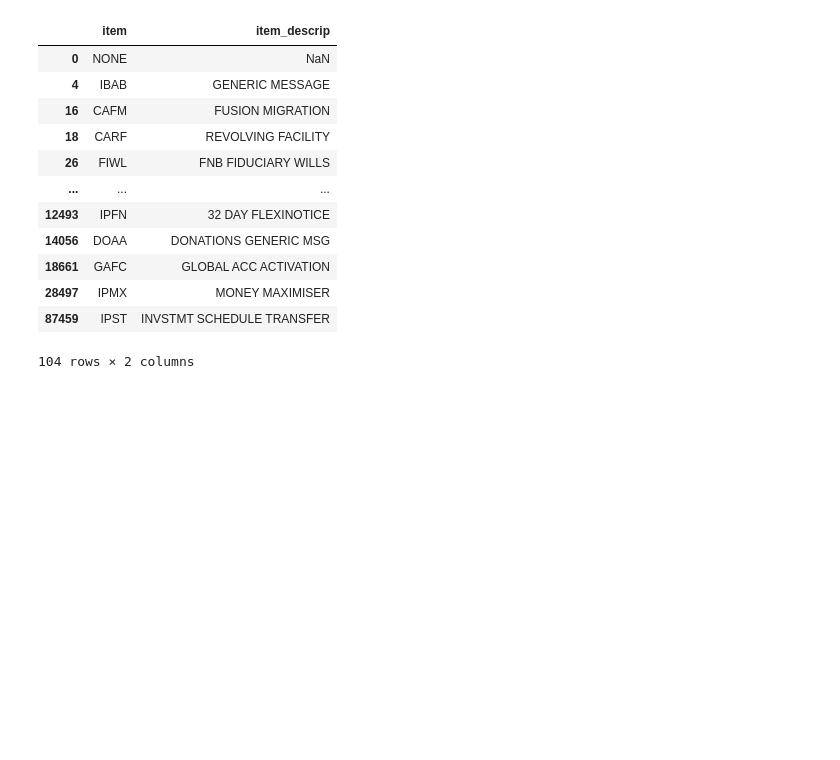
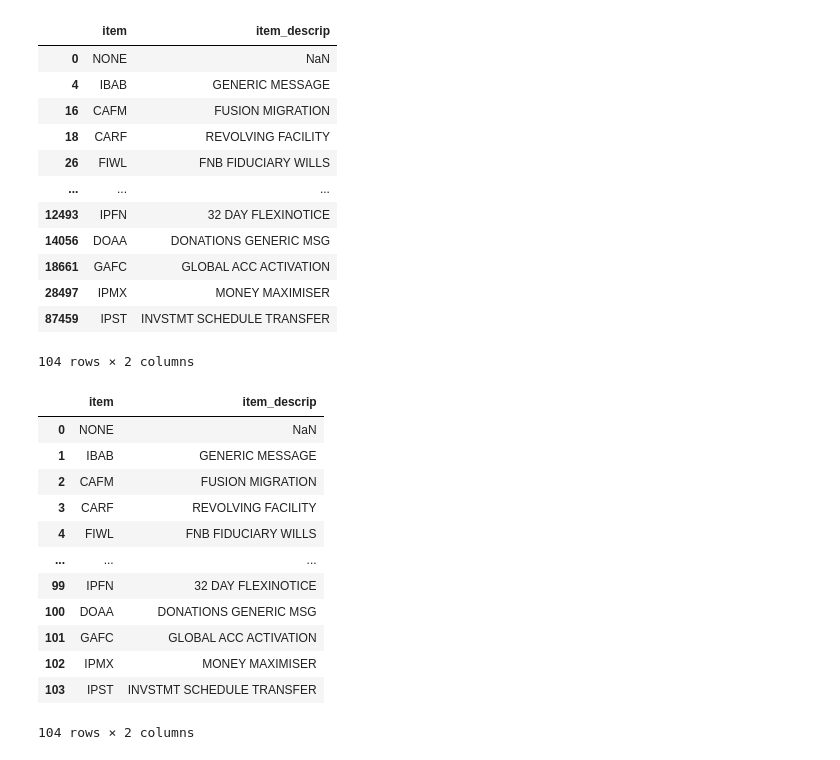
Before and after one commit to lizesteyn/FNBdataquest, a Jupyter notebook: playground.ipynb, the cells around one changed output. Saved outputs shown, nothing was run; the diff lists cells and outputs as text; code cells hidden in the pictures; blank space fills up the shorter version.

```diff
--- a/playground.ipynb
+++ b/playground.ipynb
@@ -541,3 +541,29 @@ display(item_itemdescrip_pairs)
 | 28497 | IPMX | MONEY MAXIMISER |
 | 87459 | IPST | INVSTMT SCHEDULE TRANSFER |
 104 rows × 2 columns
+# %%
+# File path to your CSV file
+file_path = 'fnb_datav2.csv'
+
+# Read CSV file
+data = pd.read_csv(file_path)
+
+# Drop duplicates to get unique item and item_descrip pairings
+unique_items = data[['item', 'item_descrip']].drop_duplicates().reset_index(drop=True)
+
+# Display the unique items and their descriptions
+display(unique_items)
+# %% [output]
+|  | item | item_descrip |
+| 0 | NONE | NaN |
+| 1 | IBAB | GENERIC MESSAGE |
+| 2 | CAFM | FUSION MIGRATION |
+| 3 | CARF | REVOLVING FACILITY |
+| 4 | FIWL | FNB FIDUCIARY WILLS |
+| ... | ... | ... |
+| 99 | IPFN | 32 DAY FLEXINOTICE |
+| 100 | DOAA | DONATIONS GENERIC MSG |
+| 101 | GAFC | GLOBAL ACC ACTIVATION |
+| 102 | IPMX | MONEY MAXIMISER |
+| 103 | IPST | INVSTMT SCHEDULE TRANSFER |
+104 rows × 2 columns
```
Also changed, not shown: parts of 1 cell of this notebook.
